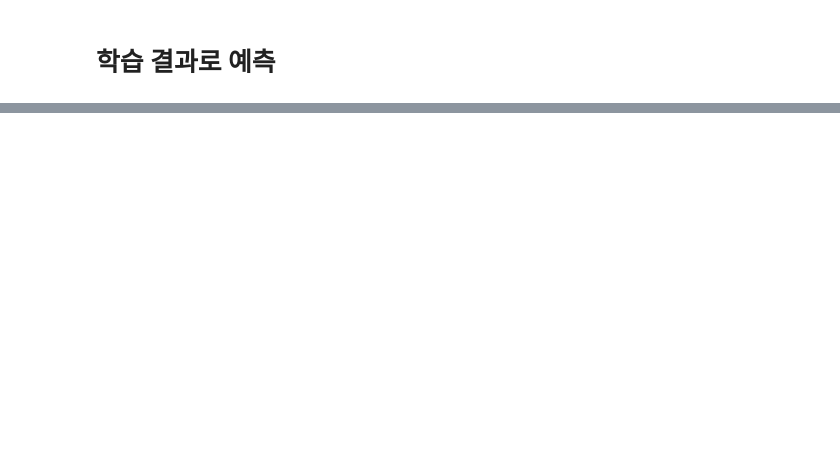
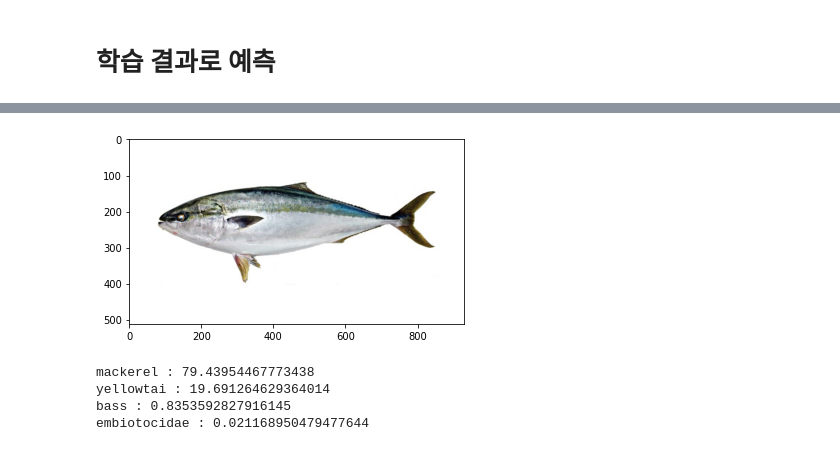
Before and after one commit to TaeSun94/FishGo, a Jupyter notebook: AI/prediction/image_prediction.ipynb, the cells around one changed output, grey strips where cells are left out. Saved outputs shown, nothing was run; the diff lists cells and outputs as text; code cells hidden in the pictures; blank space fills up the shorter version.

Commit message:
S03P31C206-133 [+] fish image training & prediction 수정

```diff
--- a/AI/prediction/image_prediction.ipynb
+++ b/AI/prediction/image_prediction.ipynb
@@ -32,19 +65,19 @@ import matplotlib.image as mpimg
 # %% [markdown]
 # 학습 결과로 예측
 # %%
-execution_path = os.getcwd() + '/gdrive/My Drive/Colab Notebooks/custom_prediction/'
+execution_path = os.getcwd() + '/prediction/'
 
 prediction = CustomImagePrediction()
 prediction.setModelTypeAsResNet()
 prediction.setModelPath(
-    os.path.join(execution_path, "model_ex-100_acc-0.800000.h5")
+    os.path.join(execution_path, "model_ex-155_acc-0.573333.h5")
 )
 prediction.setJsonPath(
     os.path.join(execution_path, "model_class.json")
 )
 prediction.loadModel(num_objects=4)
 
-file='쏘가리테스트5.jpg'
+file='방어1.jpg'
 predictions, probabilities = prediction.predictImage(
     os.path.join(execution_path, file), result_count=4
 )
@@ -57,3 +90,4 @@ plt.show()
 
 for eachPrediction, eachProbability in zip(predictions, probabilities) :
   print(eachPrediction + " : " + eachProbability)
+# %% [output]
@@ -59,0 +95,5 @@ for eachPrediction, eachProbability in zip(predictions, probabilities) :
+[figure, added]
+mackerel : 79.43954467773438
+yellowtai : 19.691264629364014
+bass : 0.8353592827916145
+embiotocidae : 0.021168950479477644
```
Also changed, not shown: parts of 8 cells of this notebook, 1 other file.
